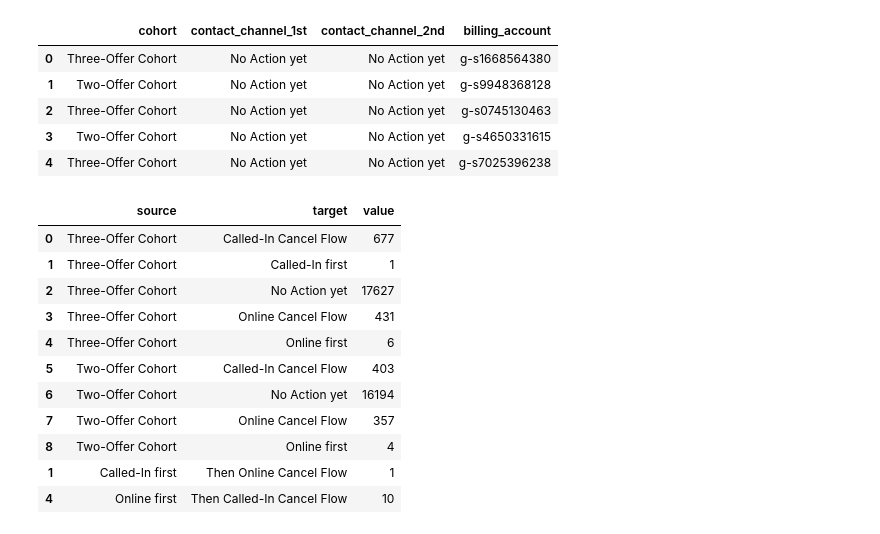
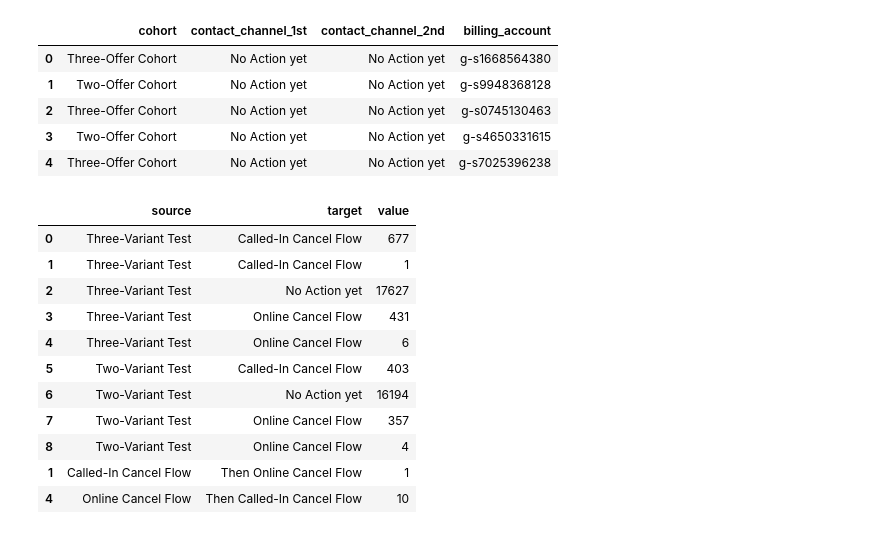
Before and after one commit to ying-gannett/stop_save_pChurn, a Jupyter notebook: src/notebooks/sankey.ipynb, the cells around one changed output. Cells and saved outputs as stored; diff of their text form; code cells hidden in the pictures.

```diff
--- a/src/notebooks/sankey.ipynb
+++ b/src/notebooks/sankey.ipynb
@@ -42,30 +42,38 @@ memory usage: 1.1+ MB
 # %%
 # 2. Transform into a continuous node list for Plotly
 # (This map dynamically handles as many stages as you need)
 stages = ['cohort', 'contact_channel_1st', 'contact_channel_2nd']
 links = []
 
 for i in range(len(stages)-1):
     temp_df = df.groupby([stages[i], stages[i+1]])['billing_account'].nunique().reset_index()
     temp_df.columns = ['source', 'target', 'value']
     links.append(temp_df)
 
 sankey_df = pd.concat(links, axis=0)
 sankey_df = sankey_df[sankey_df['source'] != sankey_df['target']]  # Remove self-links if any
+mapping = {
+    'Three-Offer Cohort': 'Three-Variant Test',
+    'Two-Offer Cohort': 'Two-Variant Test',
+    'Called-In first': 'Called-In Cancel Flow',
+    'Online first': 'Online Cancel Flow',
+}
+sankey_df['source'] = sankey_df['source'].map(mapping)
+sankey_df['target'] = sankey_df['target'].map(mapping).fillna(sankey_df['target'])  # Keep unmapped values as is
 sankey_df
 # %% [output]
 |  | source | target | value |
-| 0 | Three-Offer Cohort | Called-In Cancel Flow | 677 |
-| 1 | Three-Offer Cohort | Called-In first | 1 |
-| 2 | Three-Offer Cohort | No Action yet | 17627 |
-| 3 | Three-Offer Cohort | Online Cancel Flow | 431 |
-| 4 | Three-Offer Cohort | Online first | 6 |
-| 5 | Two-Offer Cohort | Called-In Cancel Flow | 403 |
-| 6 | Two-Offer Cohort | No Action yet | 16194 |
-| 7 | Two-Offer Cohort | Online Cancel Flow | 357 |
-| 8 | Two-Offer Cohort | Online first | 4 |
-| 1 | Called-In first | Then Online Cancel Flow | 1 |
-| 4 | Online first | Then Called-In Cancel Flow | 10 |
+| 0 | Three-Variant Test | Called-In Cancel Flow | 677 |
+| 1 | Three-Variant Test | Called-In Cancel Flow | 1 |
+| 2 | Three-Variant Test | No Action yet | 17627 |
+| 3 | Three-Variant Test | Online Cancel Flow | 431 |
+| 4 | Three-Variant Test | Online Cancel Flow | 6 |
+| 5 | Two-Variant Test | Called-In Cancel Flow | 403 |
+| 6 | Two-Variant Test | No Action yet | 16194 |
+| 7 | Two-Variant Test | Online Cancel Flow | 357 |
+| 8 | Two-Variant Test | Online Cancel Flow | 4 |
+| 1 | Called-In Cancel Flow | Then Online Cancel Flow | 1 |
+| 4 | Online Cancel Flow | Then Called-In Cancel Flow | 10 |
 # %%
 # 3. Create unique node indices
 all_nodes = list(set(sankey_df['source']).union(set(sankey_df['target'])))
```
Also changed, not shown: parts of 4 cells of this notebook, 1 other file.
